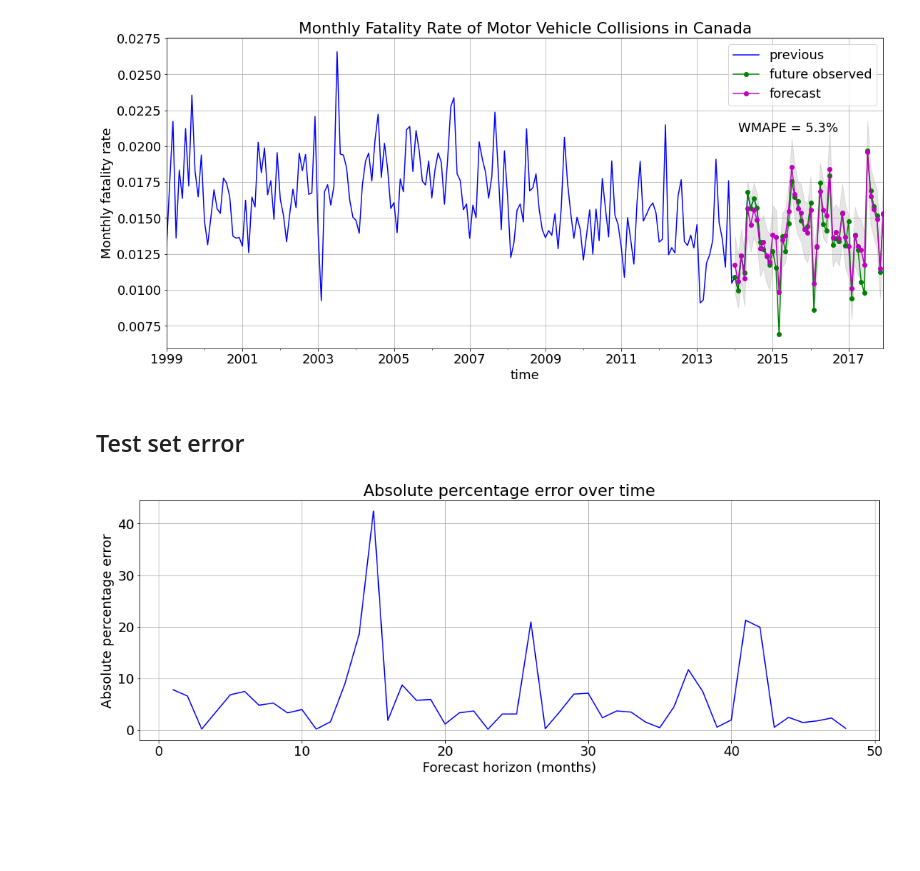
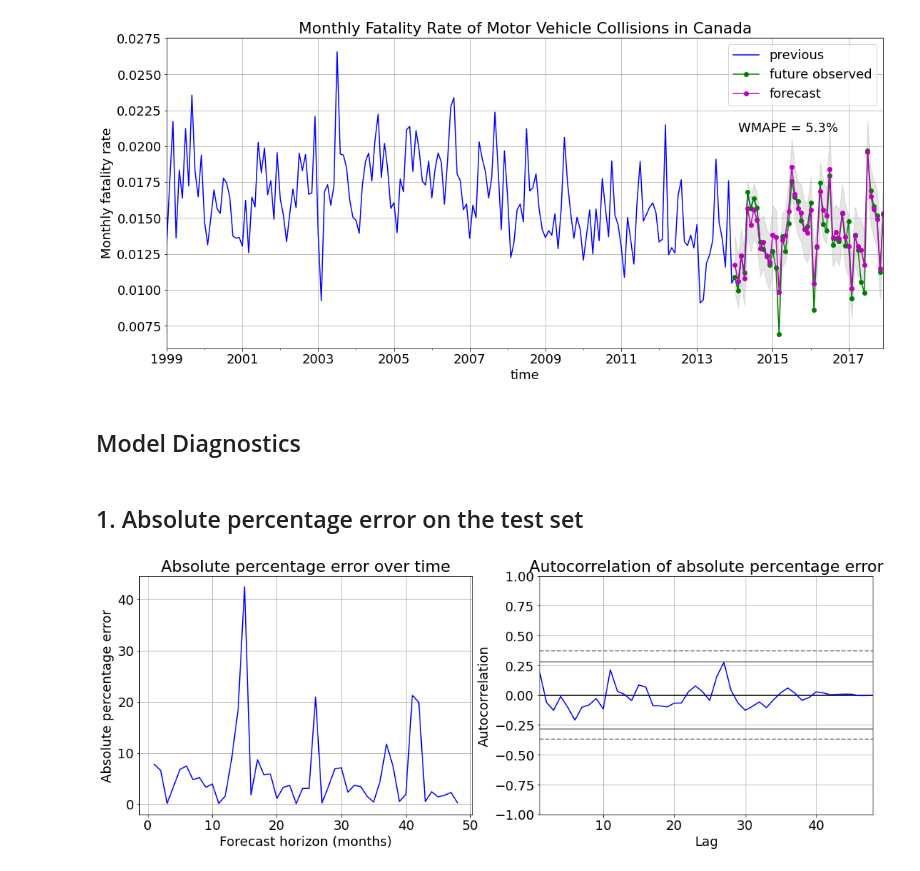
Before and after one commit to Owerre/Time-Series-Forecasting, a Jupyter notebook: fatality-forecast/notebooks/05-gpr.ipynb, the cells around one changed output. Drawn from its saved outputs; the diff is of its cells as text; code cells hidden in the pictures; blank space fills up the shorter version.

```diff
--- a/fatality-forecast/notebooks/05-gpr.ipynb
+++ b/fatality-forecast/notebooks/05-gpr.ipynb
@@ -121,17 +122,24 @@ plt.savefig('../images/gpr.png')
 plt.show()
 # %% [output]
 [figure]
-# %% [markdown]
-## Test set error
+# %% [markdown]
+## Model Diagnostics
+# %% [markdown]
+## 1. Absolute percentage error on the test set
 # %%
 plt.figure(figsize = (18,6))
 abs_err = 100*np.abs((y_test.values-yhat)/(y_test.values))
 
+plt.subplot(121)
 plt.plot(np.arange(1, len(abs_err)+1), abs_err, color = 'b')
 plt.grid(True)
 plt.xlabel('Forecast horizon (months)')
 plt.ylabel('Absolute percentage error')
 plt.title('Absolute percentage error over time')
+
+plt.subplot(122)
+pd.plotting.autocorrelation_plot(pd.Series(abs_err), color = 'b')
+plt.title('Autocorrelation of absolute percentage error')
 plt.show()
 # %% [output]
-[figure, old version]
+[figure, new version]
```
Also changed, not shown: parts of 3 cells of this notebook, 1 other file.
